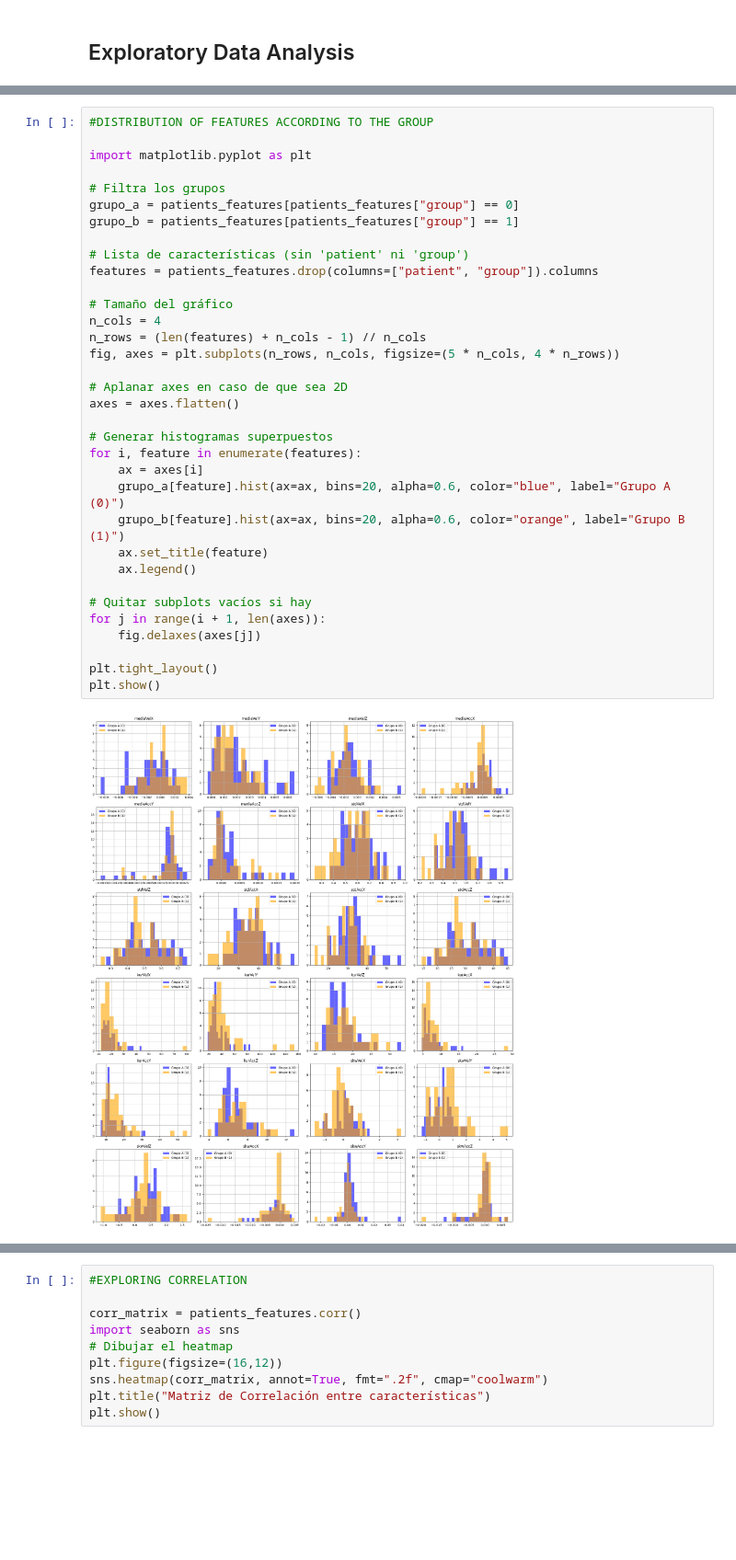
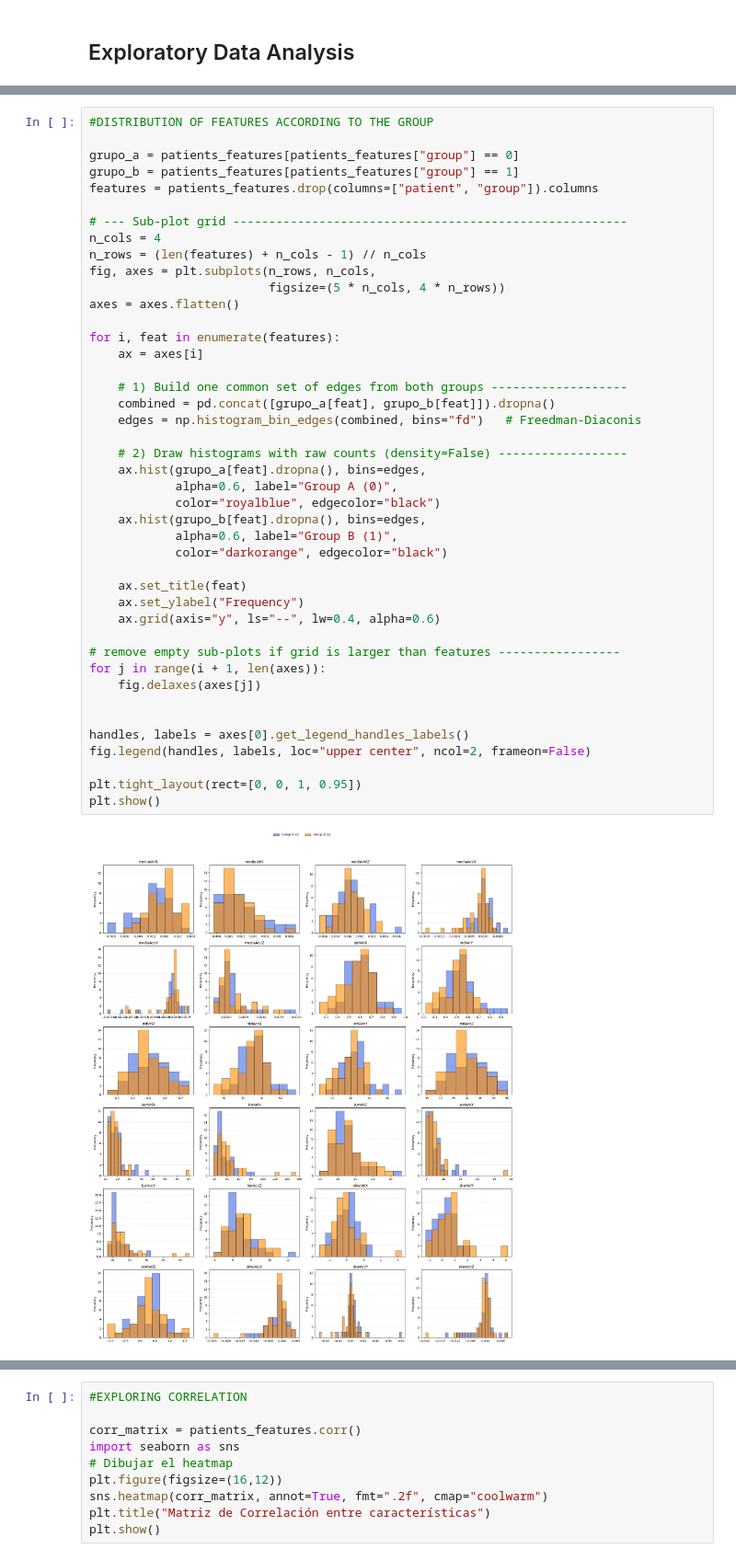
Before and after one commit to LolaSM/neck-pain, a Jupyter notebook: comparison_performance_classification_models.ipynb, the cells around one changed output, grey strips where cells are left out. Shown at 92% size. Cells and saved outputs as stored; diff of their text form; blank space fills up the shorter version.

```diff
--- a/comparison_performance_classification_models.ipynb
+++ b/comparison_performance_classification_models.ipynb
@@ -51,36 +51,45 @@ max     0.040148   0.007189
 # %%
 #DISTRIBUTION OF FEATURES ACCORDING TO THE GROUP
 
-import matplotlib.pyplot as plt
-
-# Filtra los grupos
 grupo_a = patients_features[patients_features["group"] == 0]
 grupo_b = patients_features[patients_features["group"] == 1]
-
-# Lista de características (sin 'patient' ni 'group')
 features = patients_features.drop(columns=["patient", "group"]).columns
 
-# Tamaño del gráfico
+# --- Sub-plot grid -------------------------------------------------------
 n_cols = 4
 n_rows = (len(features) + n_cols - 1) // n_cols
-fig, axes = plt.subplots(n_rows, n_cols, figsize=(5 * n_cols, 4 * n_rows))
-
-# Aplanar axes en caso de que sea 2D
+fig, axes = plt.subplots(n_rows, n_cols,
+                         figsize=(5 * n_cols, 4 * n_rows))
 axes = axes.flatten()
 
-# Generar histogramas superpuestos
-for i, feature in enumerate(features):
+for i, feat in enumerate(features):
     ax = axes[i]
-    grupo_a[feature].hist(ax=ax, bins=20, alpha=0.6, color="blue", label="Grupo A (0)")
-    grupo_b[feature].hist(ax=ax, bins=20, alpha=0.6, color="orange", label="Grupo B (1)")
-    ax.set_title(feature)
-    ax.legend()
 
-# Quitar subplots vacíos si hay
+    # 1) Build one common set of edges from both groups -------------------
+    combined = pd.concat([grupo_a[feat], grupo_b[feat]]).dropna()
+    edges = np.histogram_bin_edges(combined, bins="fd")   # Freedman-Diaconis
+
+    # 2) Draw histograms with raw counts (density=False) ------------------
+    ax.hist(grupo_a[feat].dropna(), bins=edges,
+            alpha=0.6, label="Group A (0)",
+            color="royalblue", edgecolor="black")
+    ax.hist(grupo_b[feat].dropna(), bins=edges,
+            alpha=0.6, label="Group B (1)",
+            color="darkorange", edgecolor="black")
+
+    ax.set_title(feat)
+    ax.set_ylabel("Frequency")
+    ax.grid(axis="y", ls="--", lw=0.4, alpha=0.6)
+
+# remove empty sub-plots if grid is larger than features -----------------
 for j in range(i + 1, len(axes)):
     fig.delaxes(axes[j])
 
-plt.tight_layout()
+
+handles, labels = axes[0].get_legend_handles_labels()
+fig.legend(handles, labels, loc="upper center", ncol=2, frameon=False)
+
+plt.tight_layout(rect=[0, 0, 1, 0.95])
 plt.show()
 # %% [output]
-[figure, old version]
+[figure, new version]
```
Also changed, not shown: parts of 3 cells of this notebook.
